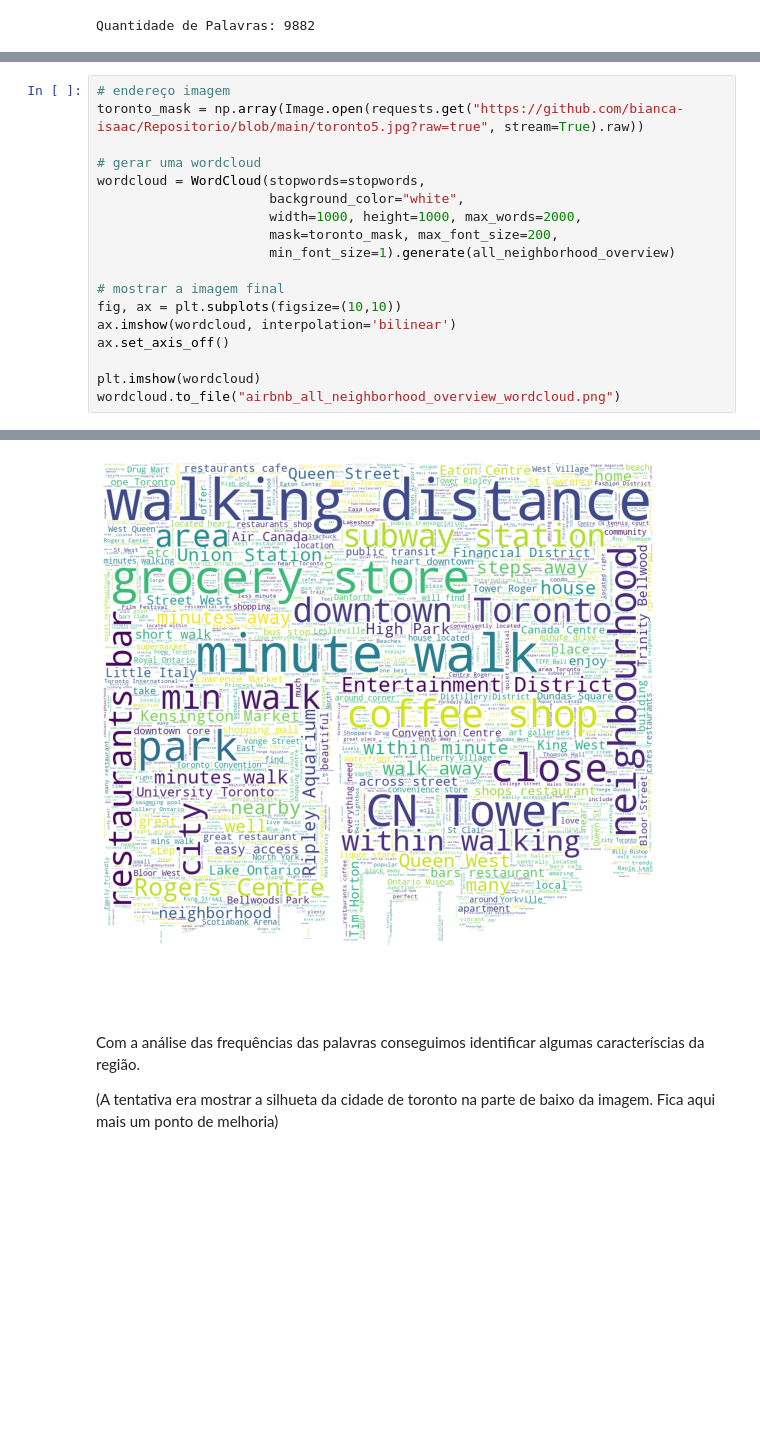
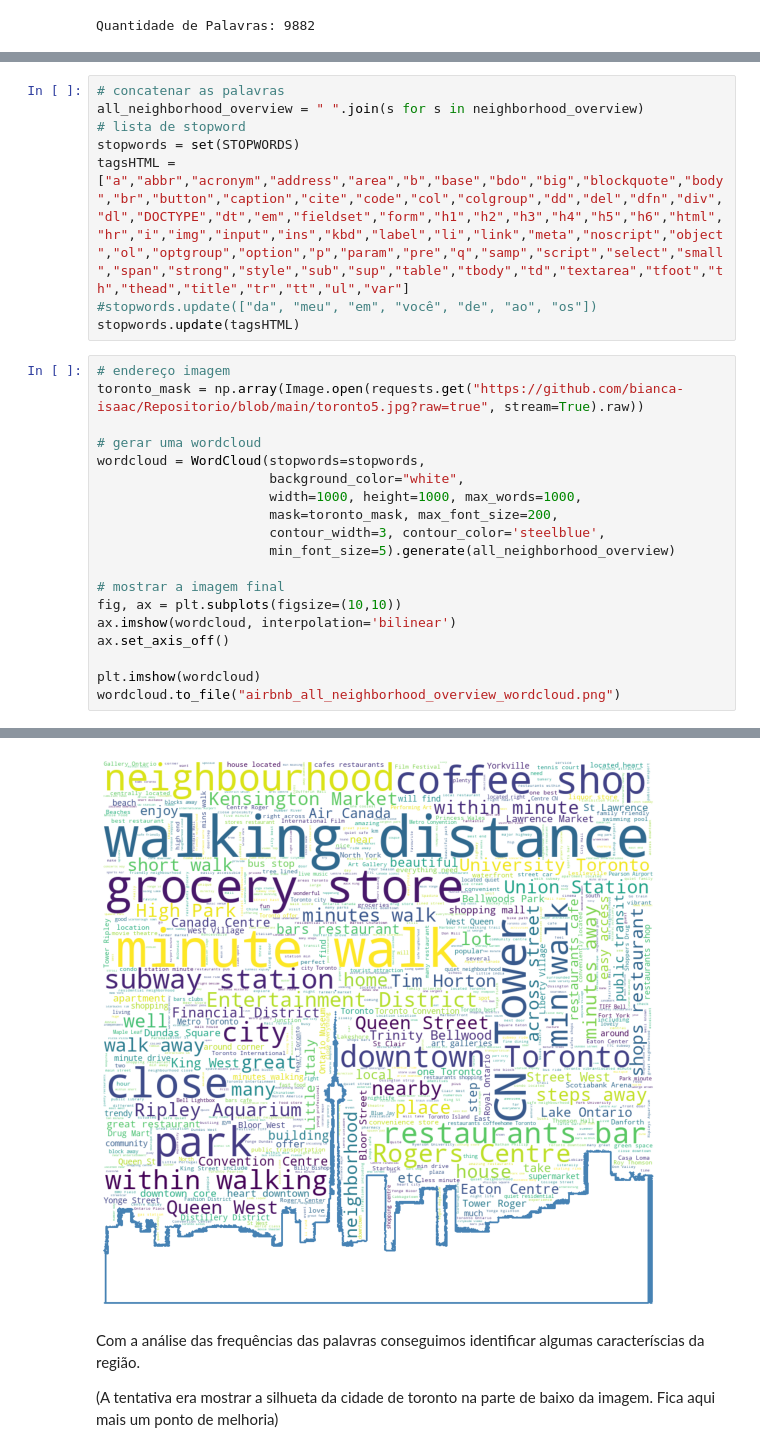
Before and after one commit to bianca-isaac/Portfolio, a Jupyter notebook: PT_Análise_de_dados_de_Toronto_Airbnb.ipynb, the cells around one changed output, grey strips where cells are left out. Cells and saved outputs as stored; diff of their text form; blank space fills up the shorter version.

```diff
--- a/PT_Análise_de_dados_de_Toronto_Airbnb.ipynb
+++ b/PT_Análise_de_dados_de_Toronto_Airbnb.ipynb
@@ -668,24 +664,33 @@ all_neighborhood_overview = " ".join(s for s in neighborhood_overview)
+# %%
+# concatenar as palavras
+all_neighborhood_overview = " ".join(s for s in neighborhood_overview)
+# lista de stopword
+stopwords = set(STOPWORDS)
+tagsHTML = ["a","abbr","acronym","address","area","b","base","bdo","big","blockquote","body","br","button","caption","cite","code","col","colgroup","dd","del","dfn","div","dl","DOCTYPE","dt","em","fieldset","form","h1","h2","h3","h4","h5","h6","html","hr","i","img","input","ins","kbd","label","li","link","meta","noscript","object","ol","optgroup","option","p","param","pre","q","samp","script","select","small","span","strong","style","sub","sup","table","tbody","td","textarea","tfoot","th","thead","title","tr","tt","ul","var"]
+#stopwords.update(["da", "meu", "em", "você", "de", "ao", "os"])
+stopwords.update(tagsHTML)
 # %%
 # endereço imagem
 toronto_mask = np.array(Image.open(requests.get("https://github.com/bianca-isaac/Repositorio/blob/main/toronto5.jpg?raw=true", stream=True).raw))
 
 # gerar uma wordcloud
 wordcloud = WordCloud(stopwords=stopwords,
                       background_color="white",
-                      width=1000, height=1000, max_words=2000,
+                      width=1000, height=1000, max_words=1000,
                       mask=toronto_mask, max_font_size=200,
-                      min_font_size=1).generate(all_neighborhood_overview)
+                      contour_width=3, contour_color='steelblue',
+                      min_font_size=5).generate(all_neighborhood_overview)
 
 # mostrar a imagem final
 fig, ax = plt.subplots(figsize=(10,10))
 ax.imshow(wordcloud, interpolation='bilinear')
 ax.set_axis_off()
 
 plt.imshow(wordcloud)
 wordcloud.to_file("airbnb_all_neighborhood_overview_wordcloud.png")
 # %% [output]
 <wordcloud.wordcloud.WordCloud at 0x...>
-[figure, old version]
+[figure, new version]
 # %% [markdown]
 Com a análise das frequências das palavras conseguimos identificar algumas caracteríscias da região.
 
```
Also changed, not shown: parts of 4 cells of this notebook.
